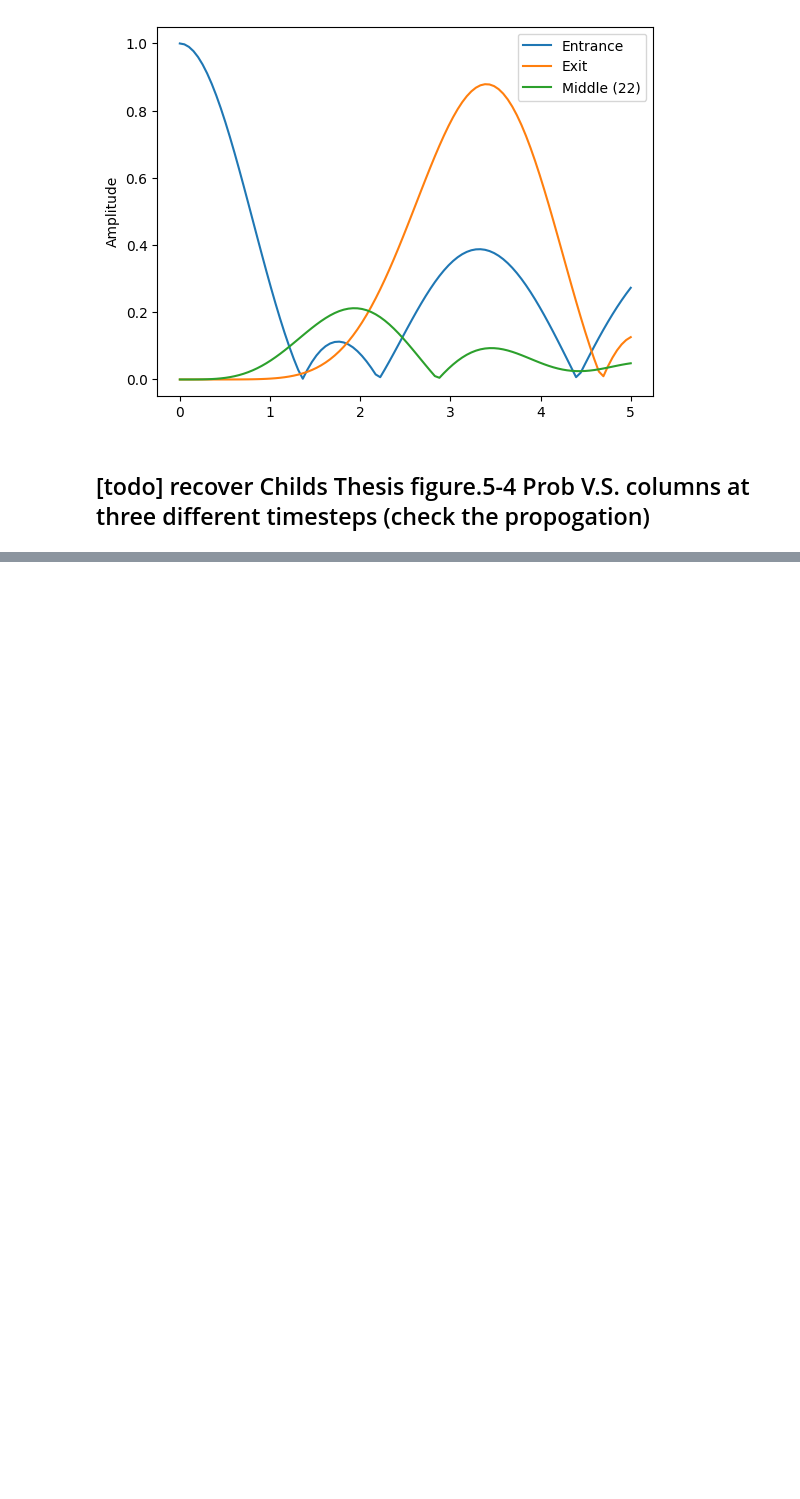
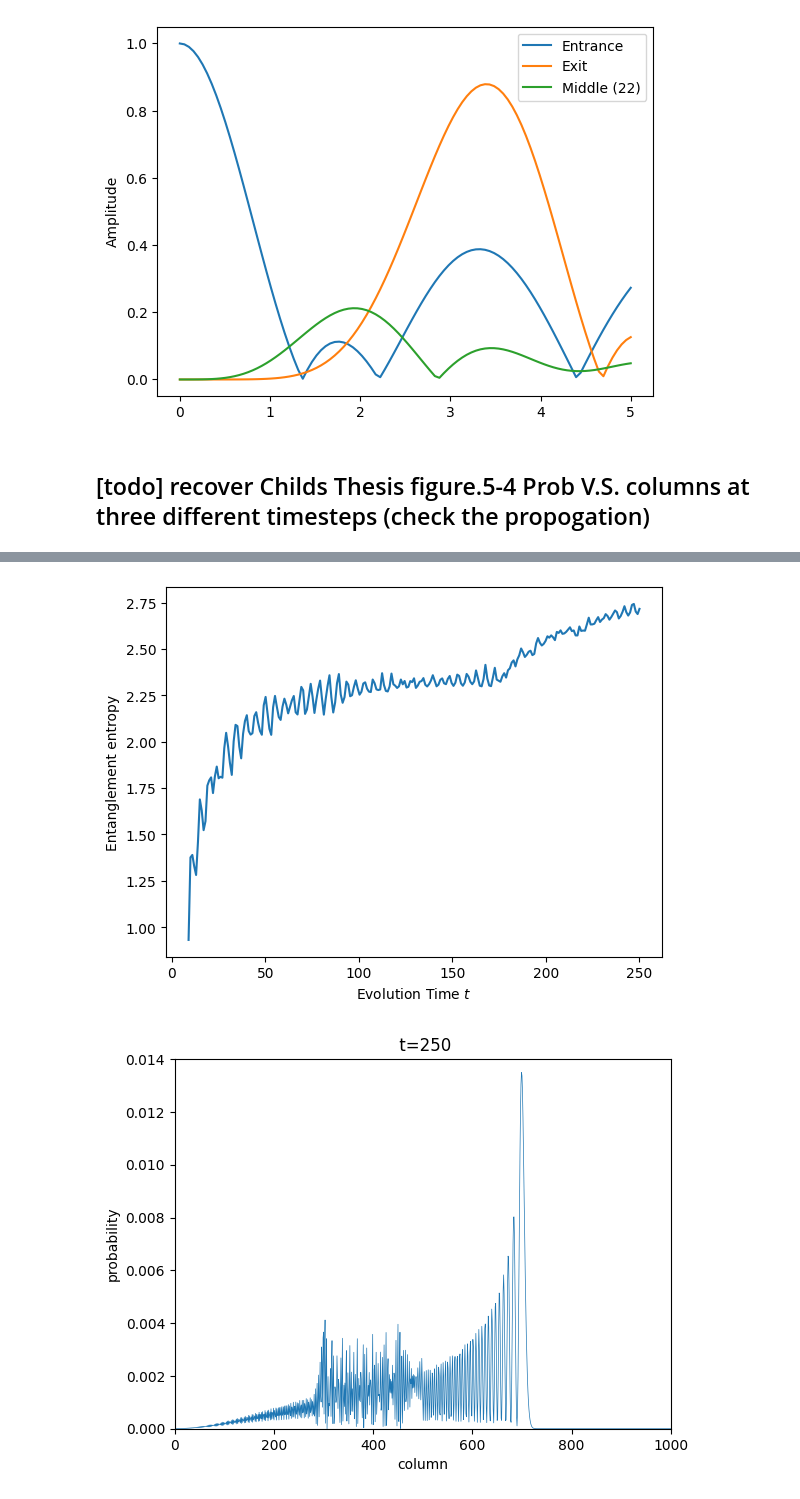
Before and after one commit to jonahso/quantum-walk-and-entanglement, a Jupyter notebook: glued_tree_column.ipynb, the cells around one changed output, grey strips where cells are left out. Saved outputs shown, nothing was run; the diff lists cells and outputs as text; code cells hidden in the pictures; blank space fills up the shorter version.

```diff
--- a/glued_tree_column.ipynb
+++ b/glued_tree_column.ipynb
@@ -129,2 +162,21 @@ def plot_prob(probs, n, t):
+# %%
+n = 500
+
+# H = column_A(n)
+H = column_laplacian_H(n)
+p = evolve(H, n, 250)
+
+x = np.arange(0, 2*n+1)
+plt.plot(x, p, linewidth=0.5)
+plt.xlabel("column")
+plt.ylabel("probability")
+plt.title(f" t={int(250)}")
+plt.xlim(0, 2*n)
+plt.margins(y=0)
+plt.yticks([0, 0.002, 0.004, 0.006, 0.008, 0.01, 0.012, 0.014])
+plt.show()
+# %% [output]
+[figure, added]
+[figure, added]
 # %%
 n = 500
```
Also changed, not shown: parts of 12 cells of this notebook.
